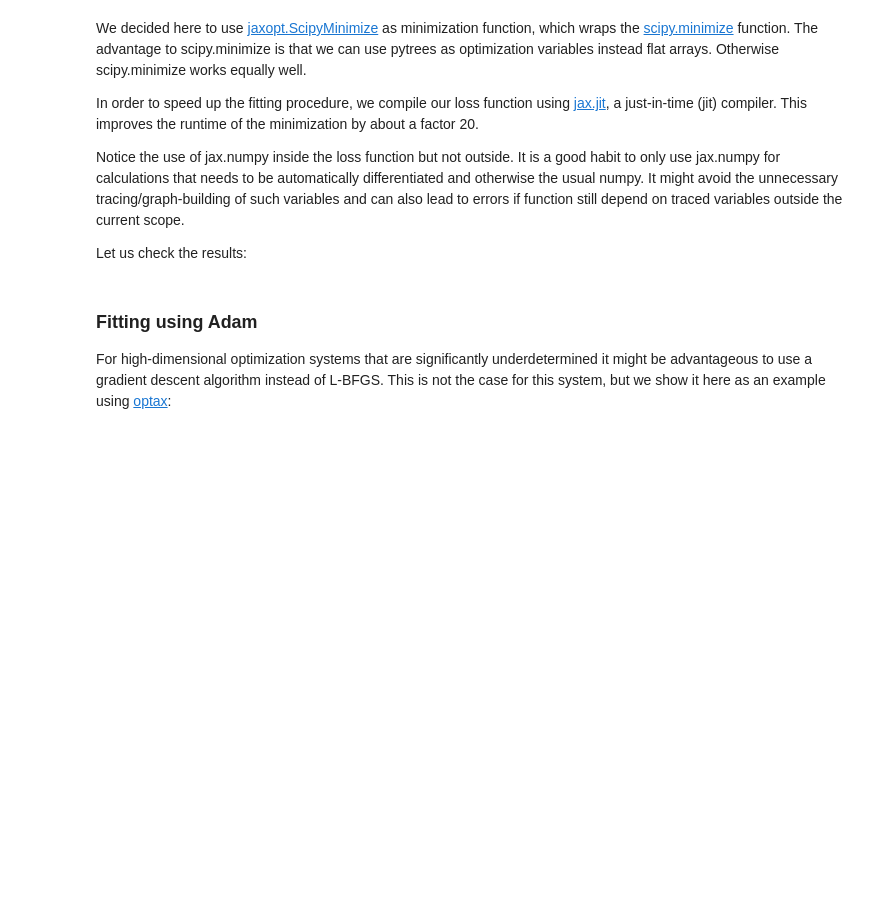
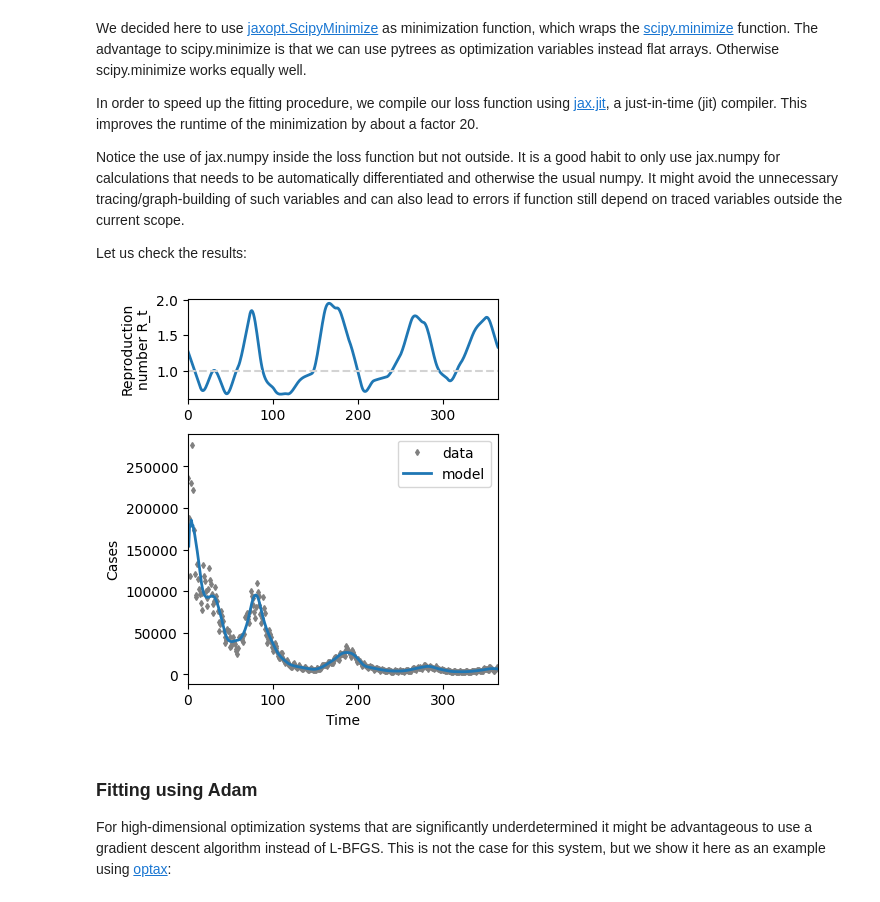
Before and after one commit to Priesemann-Group/icomo, a Jupyter notebook: docs/example.ipynb, the cells around one changed output. Drawn from its saved outputs; the diff is of its cells as text; code cells hidden in the pictures; blank space fills up the shorter version.

```diff
--- a/docs/example.ipynb
+++ b/docs/example.ipynb
@@ -267,19 +296,33 @@ the current scope.
 
 Let us check the results:
 # %%
-f, axes = plt.subplots(2, 1,figsize=(4,5), height_ratios=(1,2.5))
+f, axes = plt.subplots(2, 1, figsize=(4, 5), height_ratios=(1, 2.5))
 plt.sca(axes[0])
-plt.plot(t_out[:], simulation(res.params)["beta_t_interpolated"]*duration_infectious, color="tab:blue", label="model", lw=2)
+plt.plot(
+    t_out[:],
+    simulation(res.params)["beta_t_interpolated"] * duration_infectious,
+    color="tab:blue",
+    label="model",
+    lw=2,
+)
 plt.ylabel("Reproduction\nnumber R_t")
 plt.xlim(t_out[0], t_out[-1])
-plt.axhline([1], color="lightgray", ls = "--")
+plt.axhline([1], color="lightgray", ls="--")
 plt.sca(axes[1])
 plt.plot(t_out, data, color="gray", ls="", marker="d", ms=3, label="data")
-plt.plot(t_out[1:], -np.diff(simulation(res.params)["S"]), color="tab:blue", label="model", lw=2)
+plt.plot(
+    t_out[1:],
+    -np.diff(simulation(res.params)["S"]),
+    color="tab:blue",
+    label="model",
+    lw=2,
+)
 plt.xlabel("Time")
-plt.ylabel("Cases");
-plt.legend();
+plt.ylabel("Cases")
+plt.legend()
 plt.xlim(t_out[0], t_out[-1]);
+# %% [output]
+[figure, added]
 # %% [markdown]
 ### Fitting using Adam
 
```
Also changed, not shown: parts of 11 cells of this notebook, 23 other files.
